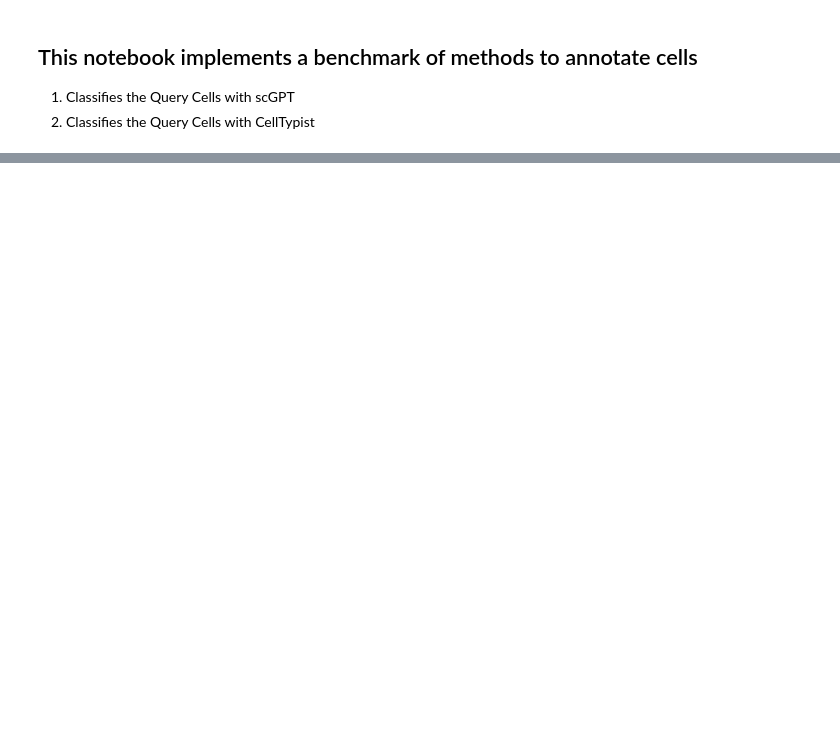
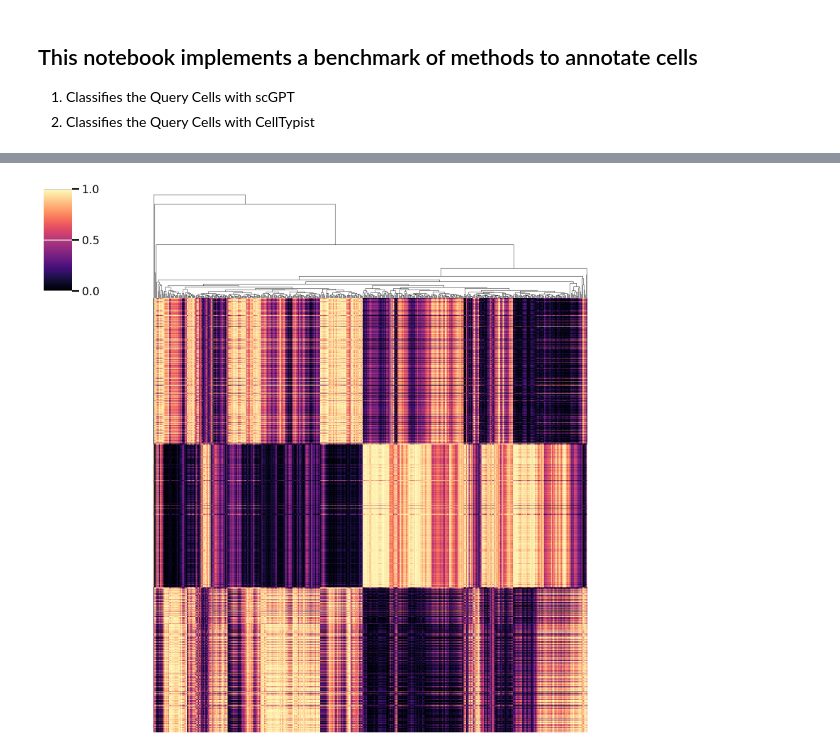
Before and after one commit to ManuelSokolov/BrainSingleCellAnalysis, a Jupyter notebook: classification/method_benchmark/0.scGPT_and_celltypist_comparison.ipynb, the cells around one changed output, grey strips where cells are left out. Drawn from its saved outputs; the diff is of its cells as text; code cells hidden in the pictures; blank space fills up the shorter version.

```diff
--- a/classification/method_benchmark/0.scGPT_and_celltypist_comparison.ipynb
+++ b/classification/method_benchmark/0.scGPT_and_celltypist_comparison.ipynb
@@ -1103,0 +1219,25 @@ plt.show()
+# %%
+embeddings_arr = np.array(embeddings)
+
+# Apply Min-Max Scaling
+scaler = MinMaxScaler()
+scaled_embeddings = scaler.fit_transform(embeddings_arr)
+cell_classes = adata_test.obs['CellClass'].astype(str).values
+col_linkage = linkage(pdist(embeddings_arr.T, metric='euclidean'), method='average')
+
+# Create a dataframe for the scaled embeddings with row labels
+scaled_embeddings_df = pd.DataFrame(scaled_embeddings, index=cell_classes)
+
+# Plot heatmap without clustering the rows (keep the original order)
+sns.clustermap(
+    scaled_embeddings_df,
+    col_linkage=col_linkage,  # Keep column clustering
+    row_cluster=False,        # Do not cluster rows, keep original order
+    cmap="magma",          # Customize the color map if needed
+    figsize=(10, 10),
+    xticklabels=False,        # Remove column labels
+    yticklabels=False         # Remove row labels
+)
+plt.show()
+# %% [output]
+[figure, added]
```
Also changed, not shown: parts of 23 cells of this notebook.
